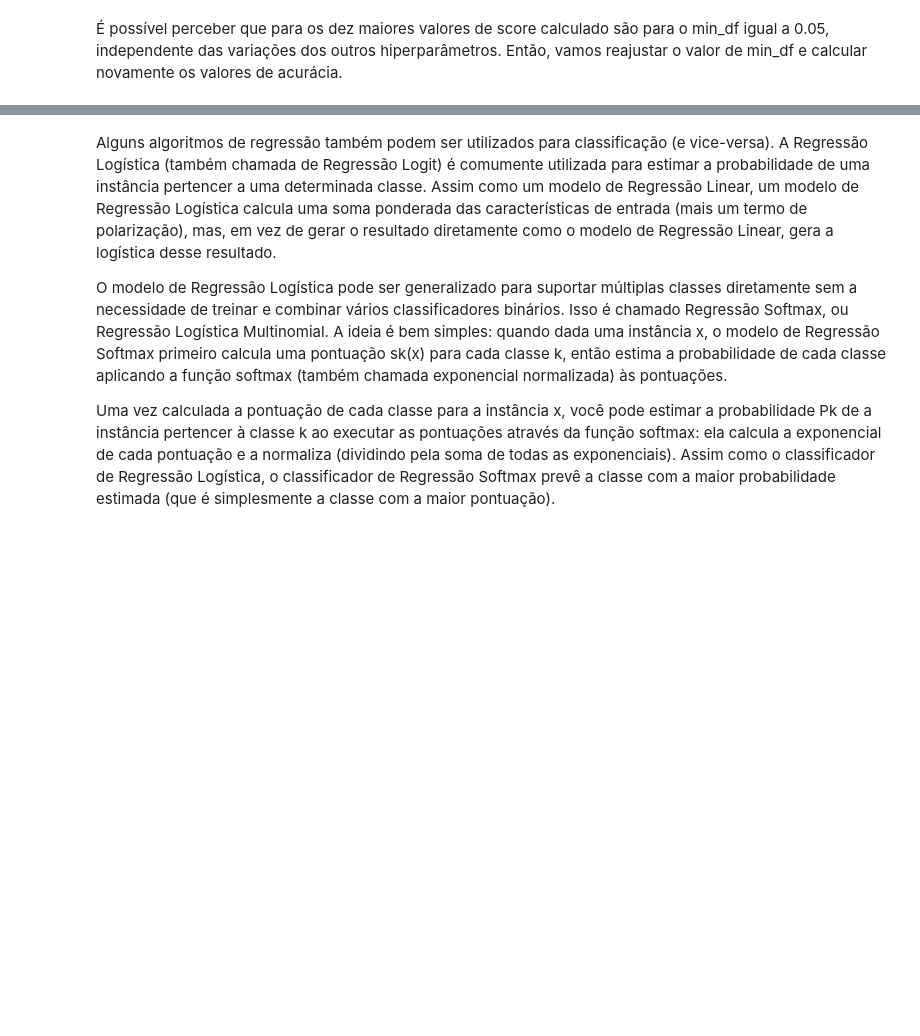
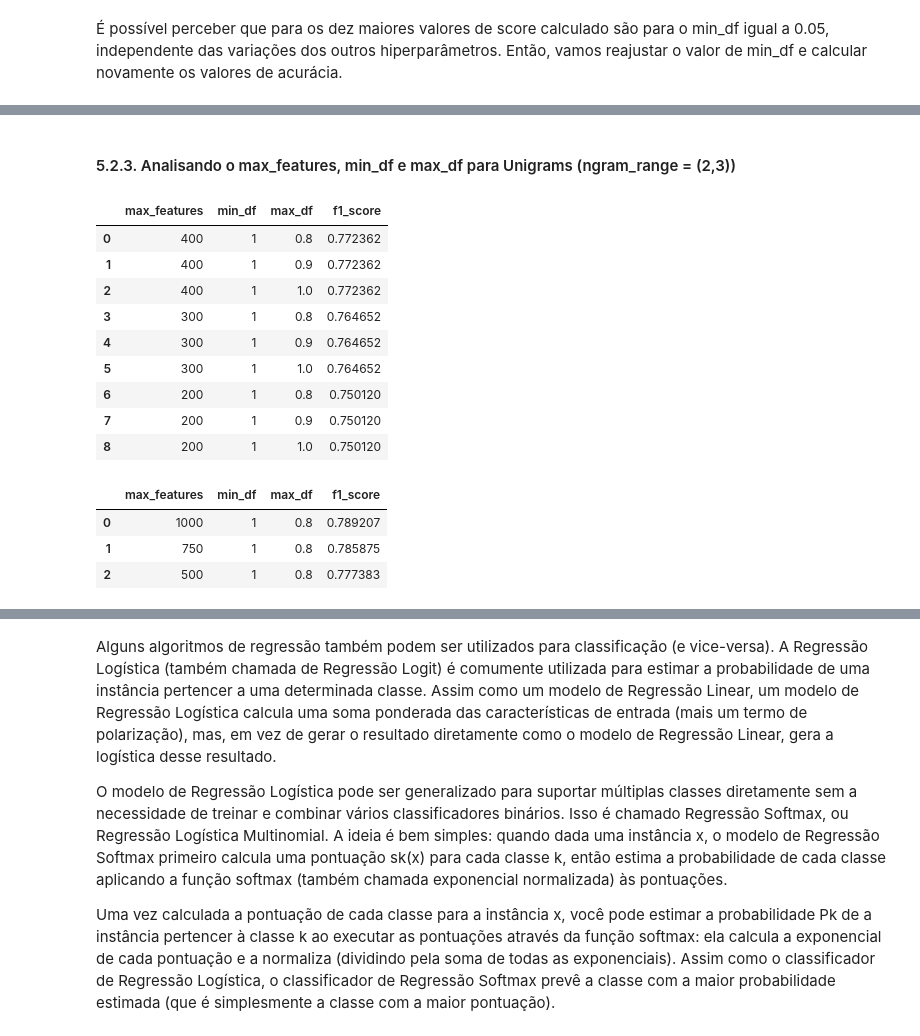
Before and after one commit to IgorFormiga/NLP_analise_de_sentimento, a Jupyter notebook: analise_sentimento.ipynb, the cells around one changed output, grey strips where cells are left out. Drawn from its saved outputs; the diff is of its cells as text; code cells hidden in the pictures; blank space fills up the shorter version.

```diff
--- a/analise_sentimento.ipynb
+++ b/analise_sentimento.ipynb
@@ -418,0 +484,32 @@ Valores de hiperparâmetros selecionados:
+# %% [markdown]
+#### 5.2.3. Analisando o max_features, min_df e max_df para Unigrams (ngram_range = (2,3))
+# %%
+max_features = [200, 300, 400]
+min_df = [1]
+max_df = [0.8, 0.9, 1.0]
+
+df_score = hiperparamentros_tfidfVectorizer(X_processed, y, max_features, min_df, max_df, (2,3))
+df_score.head(10)
+# %% [output]
+|  | max_features | min_df | max_df | f1_score |
+| 0 | 400 | 1 | 0.8 | 0.772362 |
+| 1 | 400 | 1 | 0.9 | 0.772362 |
+| 2 | 400 | 1 | 1.0 | 0.772362 |
+| 3 | 300 | 1 | 0.8 | 0.764652 |
+| 4 | 300 | 1 | 0.9 | 0.764652 |
+| 5 | 300 | 1 | 1.0 | 0.764652 |
+| 6 | 200 | 1 | 0.8 | 0.750120 |
+| 7 | 200 | 1 | 0.9 | 0.750120 |
+| 8 | 200 | 1 | 1.0 | 0.750120 |
+# %%
+max_features = [500,750, 1000]
+min_df = [1]
+max_df = [0.8]
+
+df_score = hiperparamentros_tfidfVectorizer(X_processed, y, max_features, min_df, max_df, (2,3))
+df_score.head(10)
+# %% [output]
+|  | max_features | min_df | max_df | f1_score |
+| 0 | 1000 | 1 | 0.8 | 0.789207 |
+| 1 | 750 | 1 | 0.8 | 0.785875 |
+| 2 | 500 | 1 | 0.8 | 0.777383 |
```
Also changed, not shown: parts of 40 cells of this notebook.
